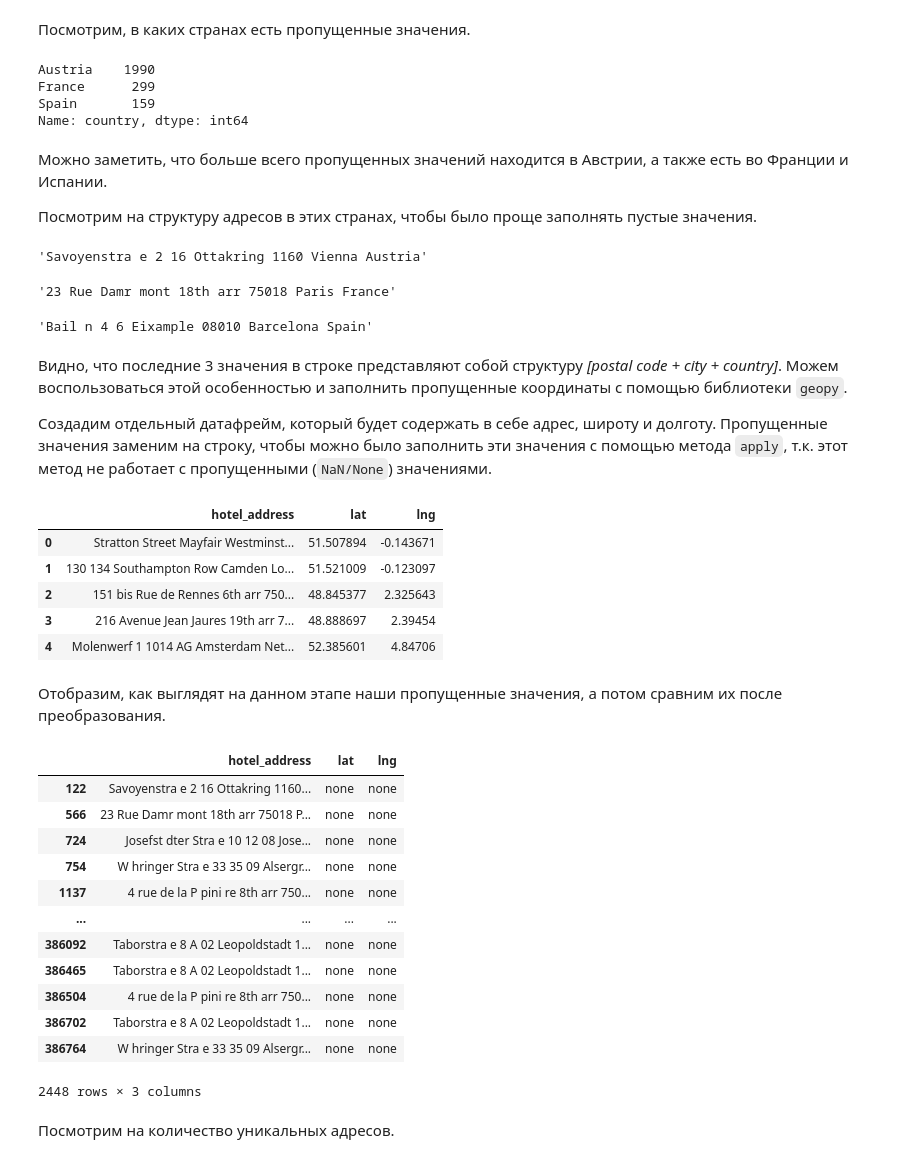
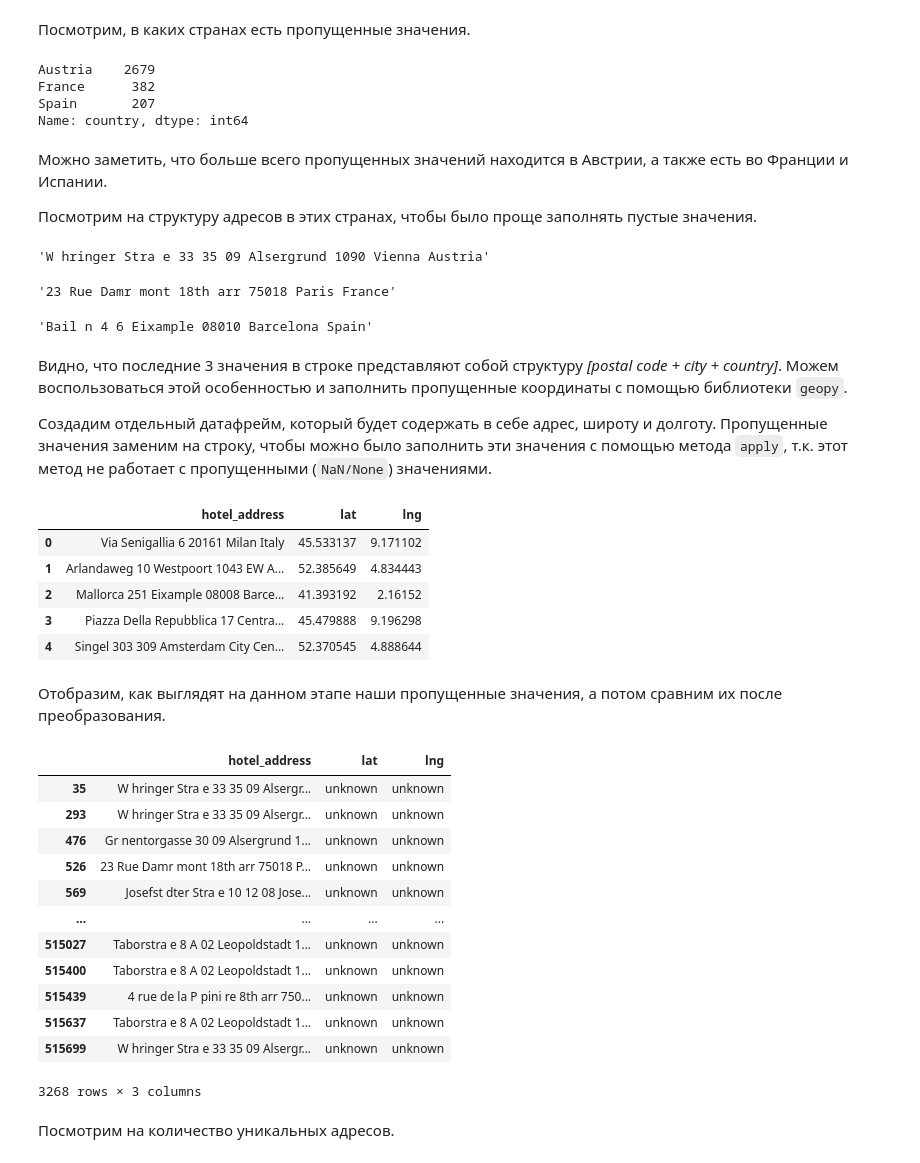
Before and after one commit to ScReameer/EDA-Project-3-rating-prediction, a Jupyter notebook: Project_3 Rating prediction.ipynb, the cells around one changed output. Saved outputs shown, nothing was run; the diff lists cells and outputs as text; code cells hidden in the pictures.

```diff
--- a/Project_3 Rating prediction.ipynb
+++ b/Project_3 Rating prediction.ipynb
@@ -18,0 +21,11 @@ hotels.head(3)
+# %%
+hotels_train = pd.read_csv('data/hotels.csv')
+hotels_test = pd.read_csv('data/hotels_test.csv')
+sample_submission = pd.read_csv('data/submission.csv')
+# %%
+hotels_train['sample'] = 1
+hotels_test['sample'] = 0
+hotels_test['reviewer_score'] = 0
+# %%
+hotels = hotels_test.append(hotels_train, sort=False).reset_index(drop=True)
+hotels.head(3)
@@ -149,9 +168,9 @@ hotels.head(3)
 countries_with_null = hotels[hotels['lat'].isna() | hotels['lng'].isna()]['country'].value_counts()
 countries_with_null
 # %% [output]
-Austria    1990
-France      299
-Spain       159
+Austria    2679
+France      382
+Spain       207
 Name: country, dtype: int64
 # %% [markdown]
 Можно заметить, что больше всего пропущенных значений находится в Австрии, а также есть во Франции и Испании.
@@ -162,7 +181,7 @@ for country in countries_with_null.index:
     display(hotels[(hotels['lat'].isna() | hotels['lng'].isna())
                    & (hotels['country'] == country)].iloc[0].loc['hotel_address'])
 # %% [output]
-'Savoyenstra e 2 16 Ottakring 1160 Vienna Austria'
+'W hringer Stra e 33 35 09 Alsergrund 1090 Vienna Austria'
 '23 Rue Damr mont 18th arr 75018 Paris France'
 'Bail n 4 6 Eixample 08010 Barcelona Spain'
 # %% [markdown]
@@ -171,34 +190,34 @@ for country in countries_with_null.index:
 Создадим отдельный датафрейм, который будет содержать в себе адрес, широту и долготу. Пропущенные значения заменим на строку, чтобы можно было заполнить эти значения с помощью метода `apply`, т.к. этот метод не работает с пропущенными (`NaN/None`) значениями.
 # %%
 address_coords = hotels[['hotel_address', 'lat', 'lng']].copy()
-address_coords.fillna('none', inplace=True)
+address_coords.fillna('unknown', inplace=True)
 address_coords.head()
 # %% [output]
 |  | hotel_address | lat | lng |
-| 0 | Stratton Street Mayfair Westminst... | 51.507894 | -0.143671 |
-| 1 | 130 134 Southampton Row Camden Lo... | 51.521009 | -0.123097 |
-| 2 | 151 bis Rue de Rennes 6th arr 750... | 48.845377 | 2.325643 |
-| 3 | 216 Avenue Jean Jaures 19th arr 7... | 48.888697 | 2.39454 |
-| 4 | Molenwerf 1 1014 AG Amsterdam Net... | 52.385601 | 4.84706 |
+| 0 | Via Senigallia 6 20161 Milan Italy | 45.533137 | 9.171102 |
+| 1 | Arlandaweg 10 Westpoort 1043 EW A... | 52.385649 | 4.834443 |
+| 2 | Mallorca 251 Eixample 08008 Barce... | 41.393192 | 2.16152 |
+| 3 | Piazza Della Repubblica 17 Centra... | 45.479888 | 9.196298 |
+| 4 | Singel 303 309 Amsterdam City Cen... | 52.370545 | 4.888644 |
 # %% [markdown]
 Отобразим, как выглядят на данном этапе наши пропущенные значения, а потом сравним их после преобразования.
 # %%
-null_indexes = address_coords[address_coords['lat'] == 'none'].index
+null_indexes = address_coords[address_coords['lat'] == 'unknown'].index
 address_coords.iloc[null_indexes]
 # %% [output]
 |  | hotel_address | lat | lng |
-| 122 | Savoyenstra e 2 16 Ottakring 1160... | none | none |
-| 566 | 23 Rue Damr mont 18th arr 75018 P... | none | none |
-| 724 | Josefst dter Stra e 10 12 08 Jose... | none | none |
-| 754 | W hringer Stra e 33 35 09 Alsergr... | none | none |
-| 1137 | 4 rue de la P pini re 8th arr 750... | none | none |
+| 35 | W hringer Stra e 33 35 09 Alsergr... | unknown | unknown |
+| 293 | W hringer Stra e 33 35 09 Alsergr... | unknown | unknown |
+| 476 | Gr nentorgasse 30 09 Alsergrund 1... | unknown | unknown |
+| 526 | 23 Rue Damr mont 18th arr 75018 P... | unknown | unknown |
+| 569 | Josefst dter Stra e 10 12 08 Jose... | unknown | unknown |
 | ... | ... | ... | ... |
-| 386092 | Taborstra e 8 A 02 Leopoldstadt 1... | none | none |
-| 386465 | Taborstra e 8 A 02 Leopoldstadt 1... | none | none |
-| 386504 | 4 rue de la P pini re 8th arr 750... | none | none |
-| 386702 | Taborstra e 8 A 02 Leopoldstadt 1... | none | none |
-| 386764 | W hringer Stra e 33 35 09 Alsergr... | none | none |
+| 515027 | Taborstra e 8 A 02 Leopoldstadt 1... | unknown | unknown |
+| 515400 | Taborstra e 8 A 02 Leopoldstadt 1... | unknown | unknown |
+| 515439 | 4 rue de la P pini re 8th arr 750... | unknown | unknown |
+| 515637 | Taborstra e 8 A 02 Leopoldstadt 1... | unknown | unknown |
+| 515699 | W hringer Stra e 33 35 09 Alsergr... | unknown | unknown |
-2448 rows × 3 columns
+3268 rows × 3 columns
 # %% [markdown]
 Посмотрим на количество уникальных адресов.
 # %%
```
Also changed, not shown: parts of 40 cells of this notebook.
